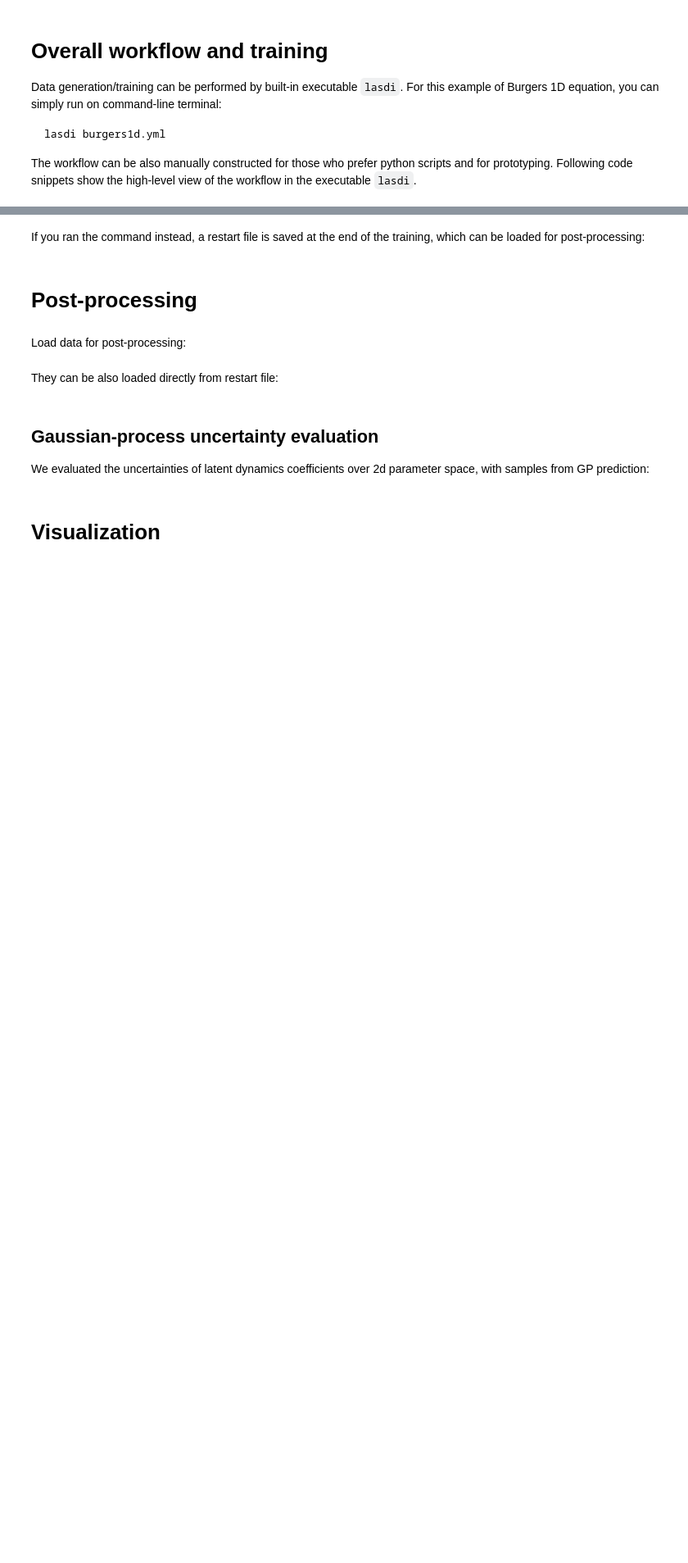
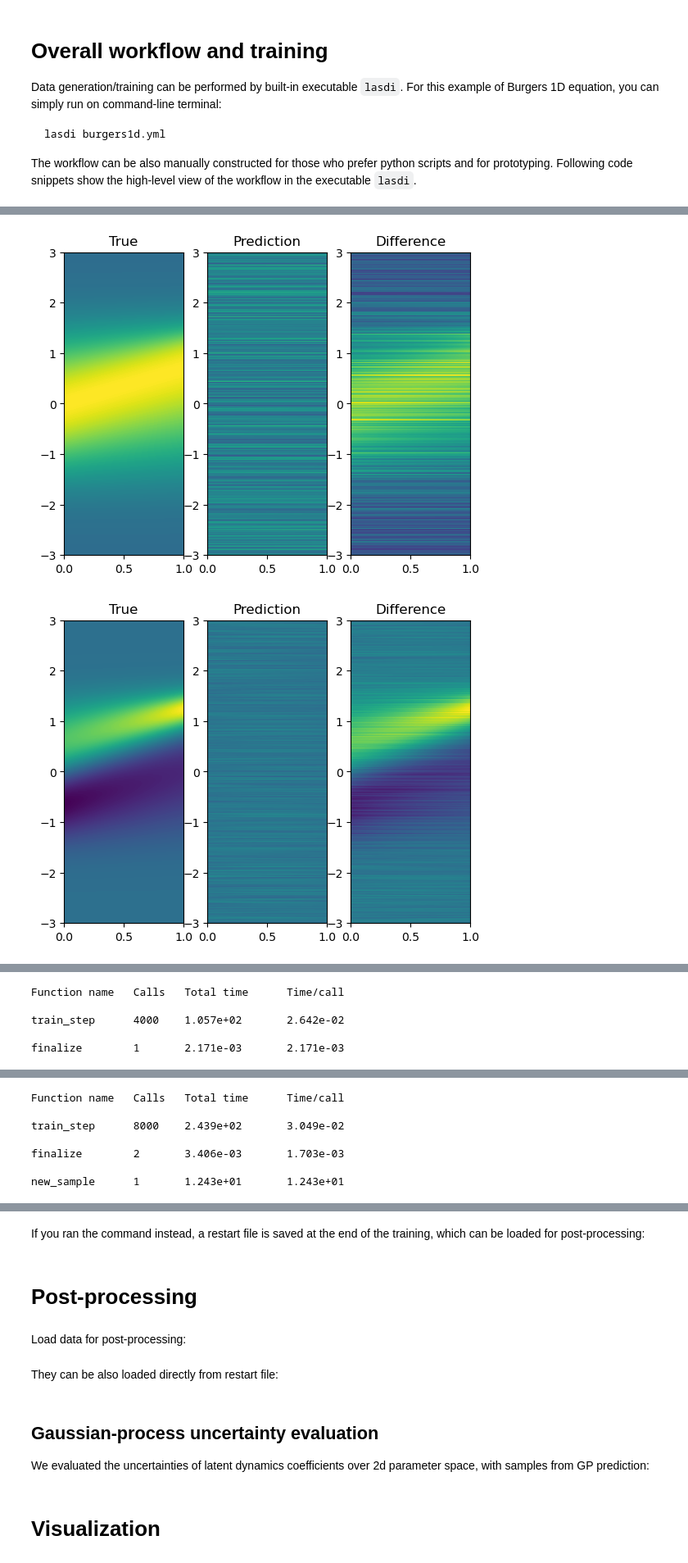
Before and after one commit to punkduckable/Higher-Order-LaSDI, a Jupyter notebook: examples/burgers1d.ipynb, the cells around one changed output, grey strips where cells are left out. Shown at 82% size. Cells and saved outputs as stored; diff of their text form; code cells hidden in the pictures; blank space fills up the shorter version.

```diff
--- a/examples/burgers1d.ipynb
+++ b/examples/burgers1d.ipynb
@@ -31,7 +31,7 @@ import  logging;
 from    Sample      import  Run_Samples, Pick_Samples;
 from    Initialize  import  Initialize_Trainer;
 from    Logging     import  Initialize_Logger, Log_Dictionary;
-
+from    Plot        import  Plot_Frame_2d;
 
 
 # -------------------------------------------------------------------------------------------------
@@ -63,8 +63,20 @@ LOGGER.info("Training with %d epochs" % trainer.max_iter);
 Pick_Samples(trainer, config);
 Run_Samples(trainer, config);
 
+
+Plot_Frame_2d(fom_frame = [trainer.X_Train[0][0], trainer.X_Train[1][0]],
+              model     = trainer.model,
+              t_grid    = trainer.physics.t_grid,
+              x_grid    = trainer.physics.x_grid);
+
 # initial training given training data
 trainer.train();
+
+Plot_Frame_2d(fom_frame = [trainer.X_Train[0][0], trainer.X_Train[1][0]],
+              model     = trainer.model,
+              t_grid    = trainer.physics.t_grid,
+              x_grid    = trainer.physics.x_grid);
+
 
 while (trainer.restart_iter < trainer.max_iter):
     if (trainer.restart_iter <= trainer.max_greedy_iter):
@@ -75,4 +87,10 @@ while (trainer.restart_iter < trainer.max_iter):
 
     # train over given training data
     trainer.train();
+
+    # Plot
+    Plot_Frame_2d(  fom_frame = [trainer.X_Train[0][0], trainer.X_Train[1][0]],
+                    model     = trainer.model,
+                    t_grid    = trainer.physics.t_grid,
+                    x_grid    = trainer.physics.x_grid);
 # %% [output]
@@ -95,0 +114,2 @@ while (trainer.restart_iter < trainer.max_iter):
+[figure, added]
+[figure, added]
@@ -96,0 +133,5 @@ AssertionError:
+Function name   Calls   Total time      Time/call
+
+train_step      4000    1.057e+02       2.642e-02
+
+finalize        1       2.171e-03       2.171e-03
@@ -96,0 +157,7 @@ AssertionError:
+Function name   Calls   Total time      Time/call
+
+train_step      8000    2.439e+02       3.049e-02
+
+finalize        2       3.406e-03       1.703e-03
+
+new_sample      1       1.243e+01       1.243e+01
```
Also changed, not shown: parts of 7 cells of this notebook, 4 other files.
